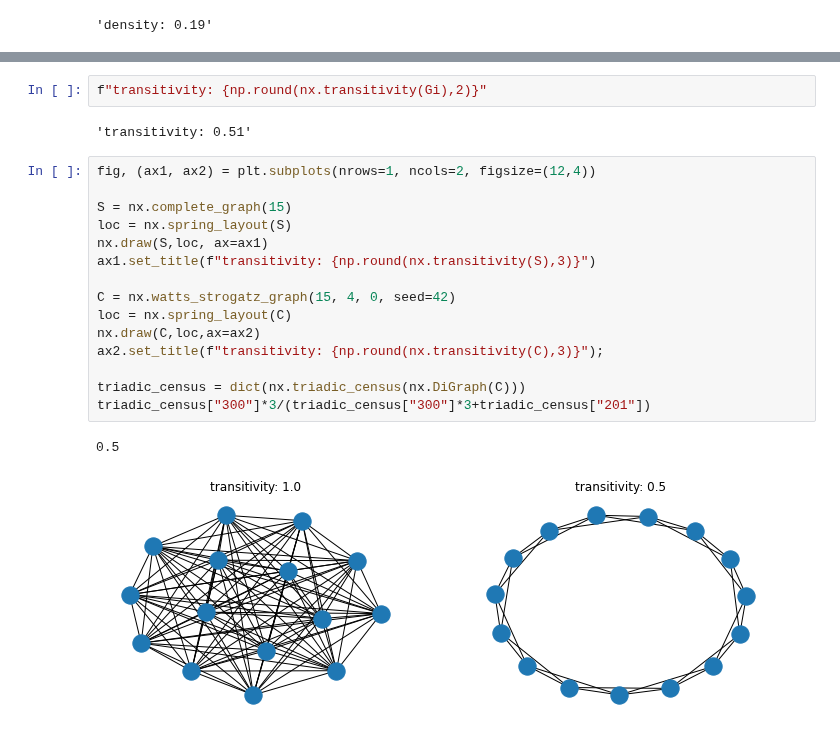
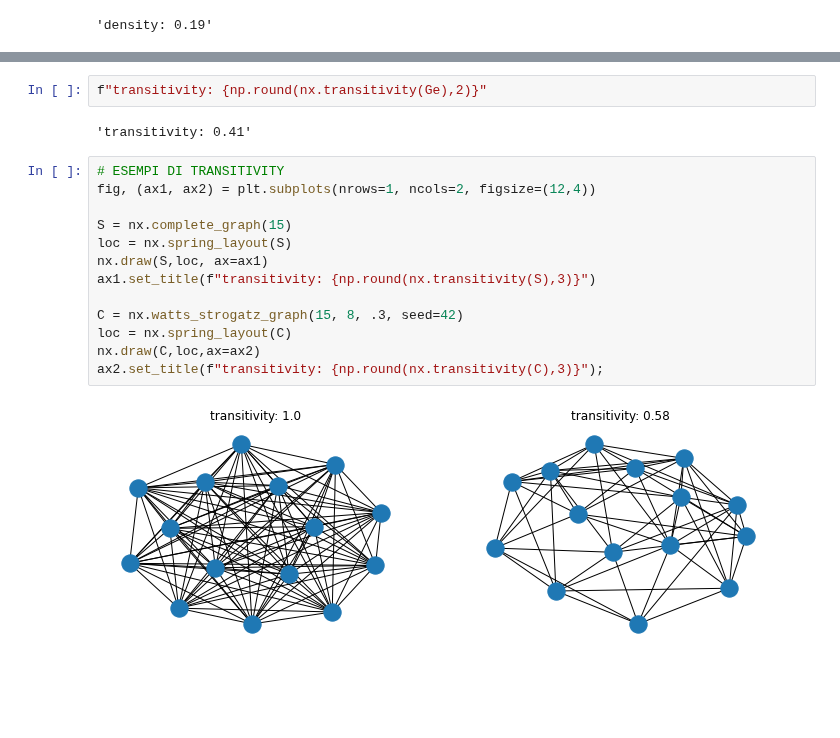
Before and after one commit to alkaest2002/ABGrid, a Jupyter notebook: materials/course 101/esercitazione.ipynb, the cells around one changed output, grey strips where cells are left out. Cells and saved outputs as stored; diff of their text form; blank space fills up the shorter version.

```diff
--- a/materials/course 101/esercitazione.ipynb
+++ b/materials/course 101/esercitazione.ipynb
@@ -386,22 +305,19 @@ fig, ax = plot_network()
 # %%
-f"transitivity: {np.round(nx.transitivity(Gi),2)}"
+f"transitivity: {np.round(nx.transitivity(Ge),2)}"
 # %% [output]
-'transitivity: 0.51'
+'transitivity: 0.41'
 # %%
+# ESEMPI DI TRANSITIVITY
 fig, (ax1, ax2) = plt.subplots(nrows=1, ncols=2, figsize=(12,4))
 
 S = nx.complete_graph(15)
 loc = nx.spring_layout(S)
 nx.draw(S,loc, ax=ax1)
 ax1.set_title(f"transitivity: {np.round(nx.transitivity(S),3)}")
 
-C = nx.watts_strogatz_graph(15, 4, 0, seed=42)
+C = nx.watts_strogatz_graph(15, 8, .3, seed=42)
 loc = nx.spring_layout(C)
 nx.draw(C,loc,ax=ax2)
 ax2.set_title(f"transitivity: {np.round(nx.transitivity(C),3)}");
-
-triadic_census = dict(nx.triadic_census(nx.DiGraph(C)))
-triadic_census["300"]*3/(triadic_census["300"]*3+triadic_census["201"])
 # %% [output]
-0.5
-[figure, old version]
+[figure, new version]
```
Also changed, not shown: parts of 65 cells of this notebook.
